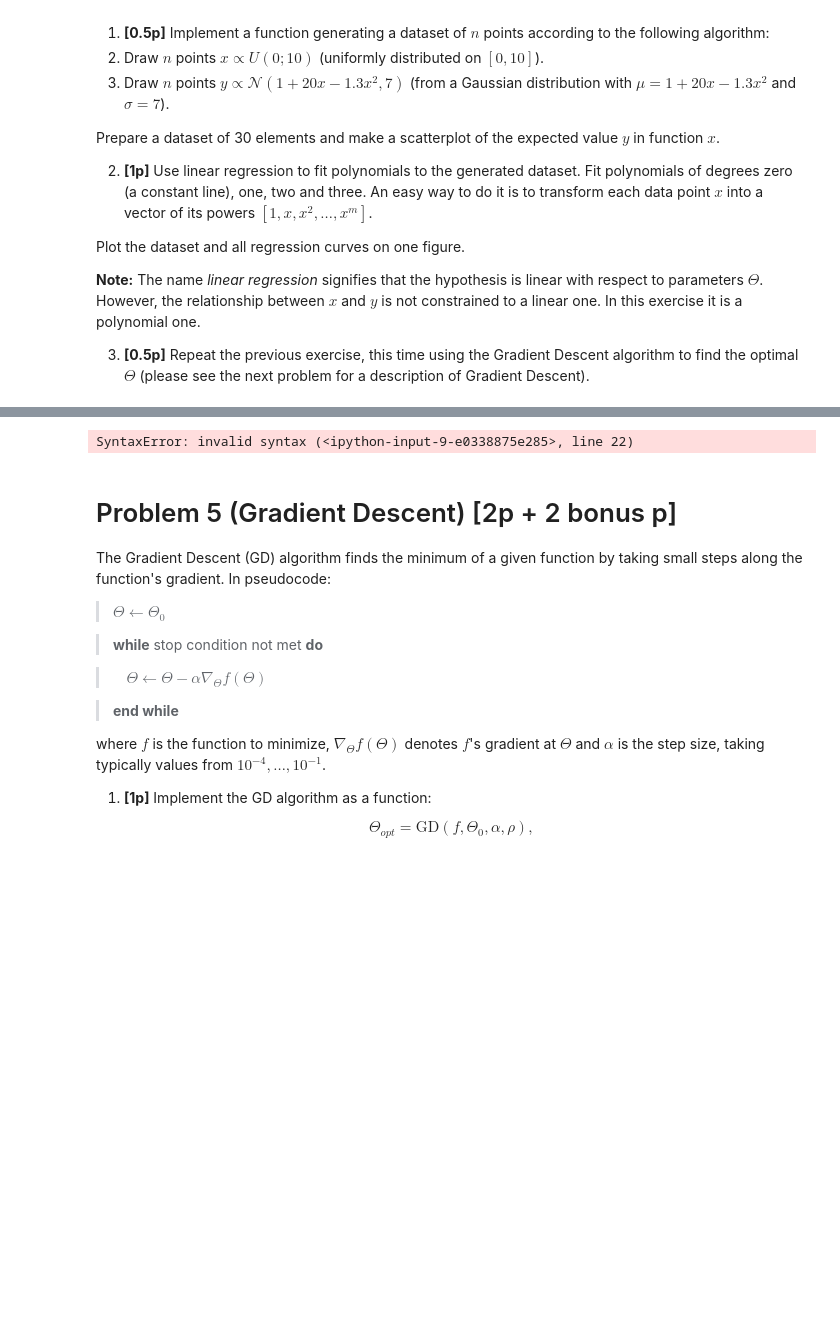
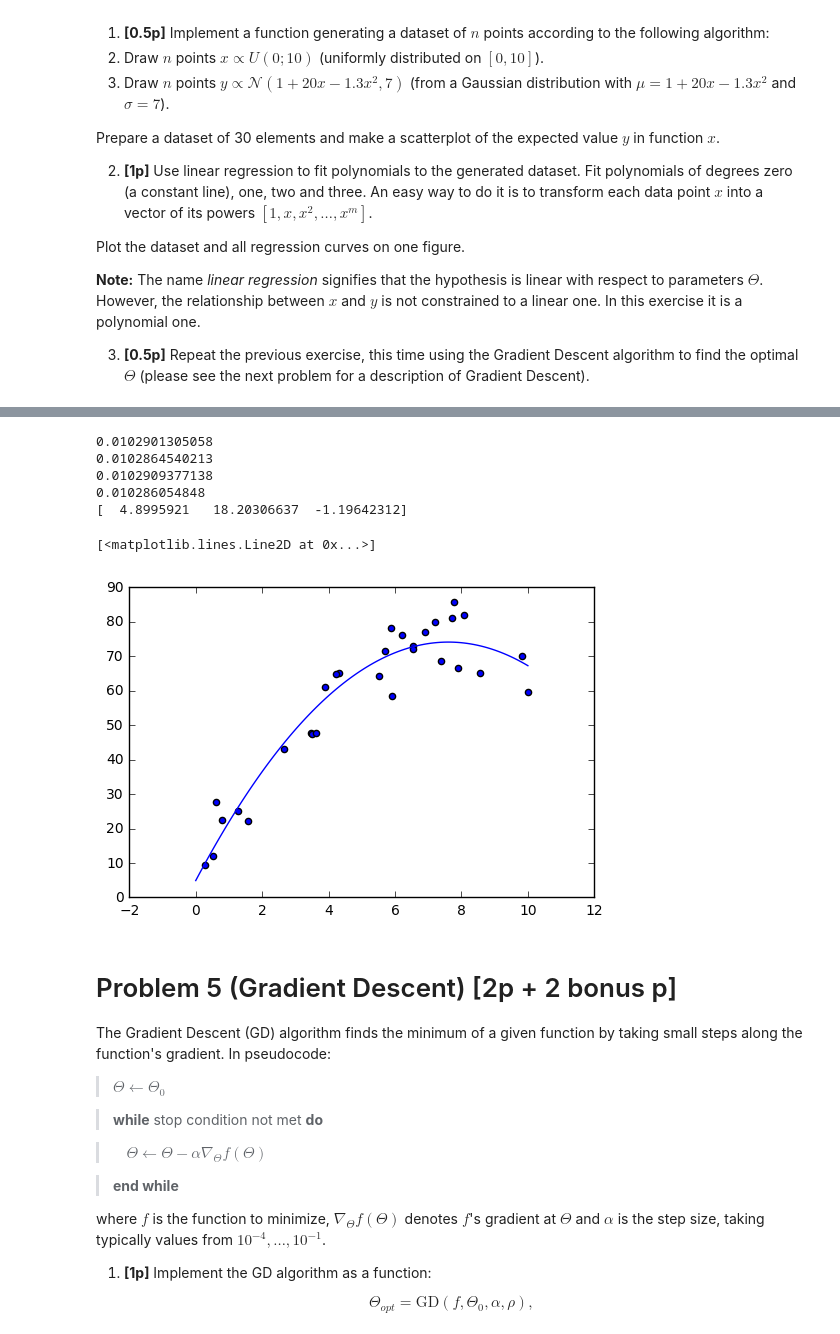
Before and after one commit to rafiki53/nn_assignments, a Jupyter notebook: assignment3/Assignment3.ipynb, the cells around one changed output, grey strips where cells are left out. Cells and saved outputs as stored; diff of their text form; code cells hidden in the pictures; blank space fills up the shorter version.

```diff
--- a/assignment3/Assignment3.ipynb
+++ b/assignment3/Assignment3.ipynb
@@ -162,7 +157,6 @@ legend(loc='lower right')
 #
 
 import scipy.optimize as sopt
-from common.gradients import check_gradient
 
 def polynomial_train_function(X, Y, Theta):
     """Computes the least squares loss and gradient at Theta.
@@ -172,38 +166,67 @@ def polynomial_train_function(X, Y, Theta):
         Y: 1D array with N elements
         Theta: 1D array with d elements
 
     Returns:
         A tuple of:
         - Loss, a float number
         - dLdT - the derivative of the loss with respect to Theta, 1D array with d elements
     """
-    TODO: Implement
+    XP = powers_of_X(X, len(Theta) - 1).T
+    Theta = Theta.reshape((-1, 1))
+    Y = Y.reshape((-1, 1))
+    #print(XP.shape, X.shape, Y.shape, Theta.shape)
+    #print(XP, Theta, Y)
+    #print((XP.dot(Theta) - Y) ** 2)
+    L = np.sum((XP.dot(Theta) - Y) ** 2)
+    #print(XP.dot(Theta) - Y)
+    #print(np.diag((XP.dot(Theta) - Y).ravel()))
+    dLdT = np.sum(np.diag((2 * (XP.dot(Theta) - Y)).ravel()).dot(XP), axis = 0)
+    #print(dLdT)
+    #print(dLdT.ravel())
+    #TODO: Implement
     return L, dLdT.ravel()
 
 # This function merely captures the datset
 def polynomial_train_function_with_data(Theta):
     return polynomial_train_function(data[0], data[1], Theta)
+
+def ptfwd0(Theta):
+    return polynomial_train_function_with_data(Theta)[0]
+def ptfwd1(Theta):
+    return polynomial_train_function_with_data(Theta)[1]
 
 #
 # Gradient checks - feel free to add you own test points!
 #
 for test_point in [[0., 0.],
                    [1., 1.],
                    [0.5, 1.0],
                    [1.0, 0.5]]:
-    assert check_gradient(polynomial_train_function_with_data,
-                          np.array(test_point))
+    print(sopt.check_grad(ptfwd0, ptfwd1, np.array(test_point), epsilon = 1e-5))
 
 #
 # Use your gradient function from exercise 5, or use scipy.optimize.fmin_l_bfgs_b
 #
-ThetaOpt = TODO
+
+lbfsg_hist = []
+def save_hist(x):
+    lbfsg_hist.append(np.array(x))
+
+x_start = [0.,0.,0.]
+ThetaOpt = sopt.fmin_l_bfgs_b(polynomial_train_function_with_data, x_start, callback=save_hist)[0]
+print(ThetaOpt)
 
 plot_x_space = np.linspace(0,10,100)
 scatter(data[0], data[1])
 plot(plot_x_space, compute_polynomial(plot_x_space, ThetaOpt))
 # %% [output]
-SyntaxError: invalid syntax (<ipython-input-9-e0338875e285>, line 22)
+0.0102901305058
+0.0102864540213
+0.0102909377138
+0.010286054848
+[  4.8995921   18.20306637  -1.19642312]
+[<matplotlib.lines.Line2D at 0x...>]
+[figure, added]
 # %% [markdown]
 # Problem 5 (Gradient Descent) [2p + 2 bonus p]
 
```
Also changed, not shown: parts of 12 cells of this notebook, 1 other file.
